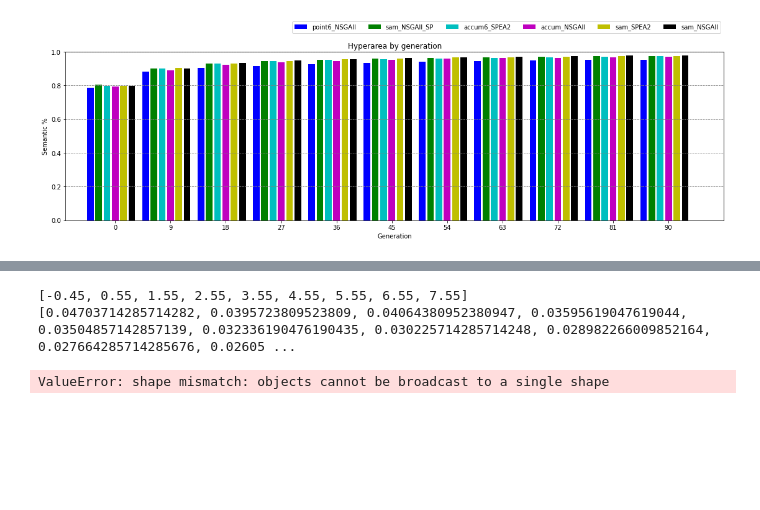
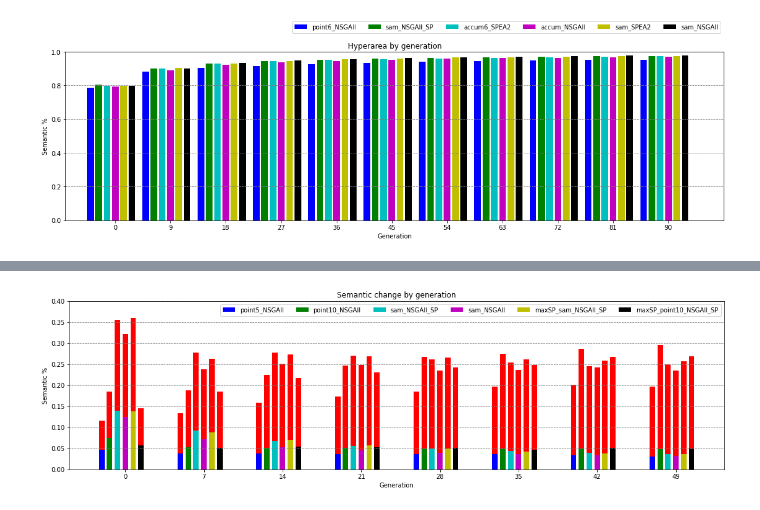
Before and after one commit to 33fred33/Generic_EA, a Jupyter notebook: debugger_notebook.ipynb, the cells around one changed output, grey strips where cells are left out. Saved outputs shown, nothing was run; the diff lists cells and outputs as text; code cells hidden in the pictures; blank space fills up the shorter version.

```diff
--- a/debugger_notebook.ipynb
+++ b/debugger_notebook.ipynb
@@ -811,11 +853,11 @@ for i in [0,1]:#range(len(semantic_damage_bars)):
 # %%
-gen_jump = 9
-exp_idx = [0,1]
+gen_jump = 7
+exp_idx = [0,1,2,3,4,5]
 
 bars = len(exp_idx)
 all_colors = ['b','g','c','m','y','k']
 colors = [all_colors[i] for i in range(bars)]
-x_space = 0.9
+x_space = 0.6
 width = x_space/bars
 
 
@@ -828,44 +870,43 @@ for exp_id,trial_g_log in gen_logs.items():
     n_gens_list = []
     for trial in range(trials):
         gen_log = trial_g_log[trial]
-        gens = list(range(0, max(gen_log["Gen"]), gen_jump))
+        #gens = list(range(0, max(gen_log["Gen"]), gen_jump))
+        gens = list(range(0, max_gen, gen_jump))
         n_gens_list.append(len(gens))
         for gen in gens:
             damage[gen].append(list(gen_log.loc[gen_log["Gen"]==gen,"Avg_damaged_semantics_from_parent"])[0])
             improvement[gen].append(list(gen_log.loc[gen_log["Gen"]==gen,"Avg_improved_semantics_from_parent"])[0])
             hyperarea[gen].append(list(gen_log.loc[gen_log["Gen"]==gen,"Hyperarea"])[0])
     for gen in damage.keys():
         damage_mean = stat.mean(damage[gen])
         improvement_mean = stat.mean(improvement[gen])
         hyperarea_mean = stat.mean(hyperarea[gen])
         semantic_damage_bars[exp_id].append([gen,damage_mean,improvement_mean,hyperarea_mean])
 
 orig_semantic_damage_bars = semantic_damage_bars
 semantic_damage_bars = {k:np.array(a).T.tolist() for k,a in semantic_damage_bars.items()}
 n_gens = max(n_gens_list)
 
 fig, ax = plt.subplots(1, figsize=(19, 5))
 #for i in range(len(semantic_damage_bars)):
 for i,exp in enumerate(exp_idx):
     #plt.bar([x-x_space/2+(i*width) for x in range(n_gens)], semantic_damage_bars[exp][1], bottom = semantic_damage_bars[exp][2], color='red', width = width)
-    print([x-x_space/2+(i*width) for x in range(n_gens)])
-    print(semantic_damage_bars[exp][2])
-    plt.bar([x-x_space/2+(i*width) for x in range(n_gens)], semantic_damage_bars[exp][2], color=colors[i], width = width-0.03)
+    values = semantic_damage_bars[exp][2]
+    plt.bar([x-x_space/2+(i*width) for x in range(len(values))], values, color=colors[i], width = width-0.03)
 plt.title("Semantic change by generation")
 #legends = ["Damage"] + [exp_names[i] for i in exp_idx]
 legends = [exp_names[i] for i in exp_idx]
 plt.legend(legends, bbox_to_anchor=(1,1), ncol=bars, frameon=True,loc="upper right")
 for i,exp in enumerate(exp_idx):
-    plt.bar([x-x_space/2+(i*width) for x in range(n_gens)], semantic_damage_bars[exp][1], bottom = semantic_damage_bars[exp][2], color='red', width = width-0.03)
+    values = semantic_damage_bars[exp][1]
+    plt.bar([x-x_space/2+(i*width) for x in range(len(values))], values, bottom = semantic_damage_bars[exp][2], color='red', width = width-0.03)
 plt.xlabel('Generation')
 plt.ylabel('Semantic %')
 ax.yaxis.grid(color='gray', linestyle='dashed')
 plt.ylim(0,0.4)
-plt.xlim(-x_space,n_gens)
-plt.xticks(list(range(n_gens)),gens)
+#plt.xlim(-x_space,n_gens)
+plt.xticks(list(range(len(range(0, max_gen, gen_jump)))),list(range(0, max_gen, gen_jump)))
 
 plt.show()
 # %% [output]
-[-0.45, 0.55, 1.55, 2.55, 3.55, 4.55, 5.55, 6.55, 7.55]
-[0.04703714285714282, 0.0395723809523809, 0.04064380952380947, 0.03595619047619044, 0.03504857142857139, 0.032336190476190435, 0.030225714285714248, 0.028982266009852164, 0.027664285714285676, 0.02605 ...
-ValueError: shape mismatch: objects cannot be broadcast to a single shape
+[figure, added]
```
Also changed, not shown: parts of 4 cells of this notebook, 3 other files.
